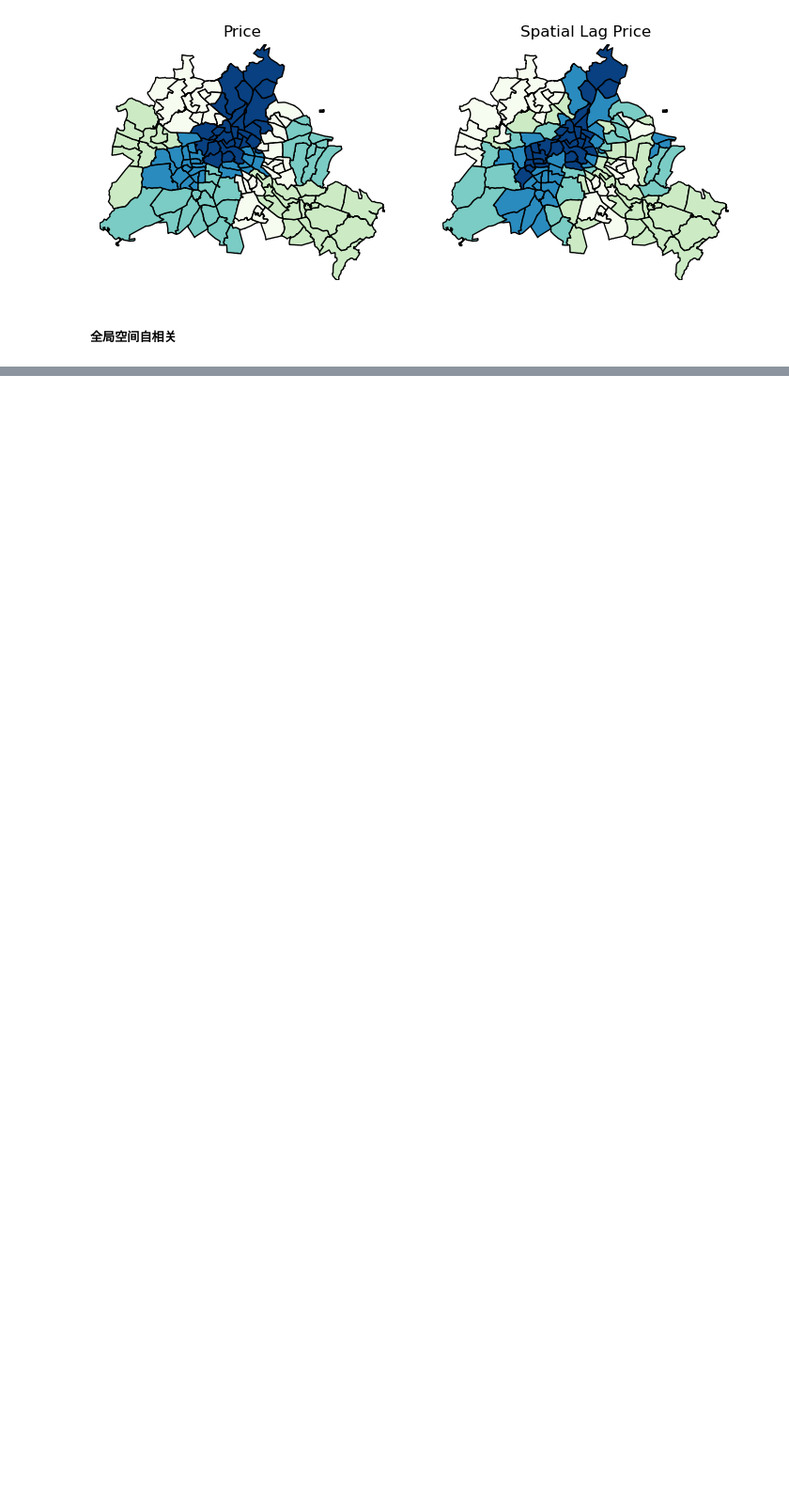
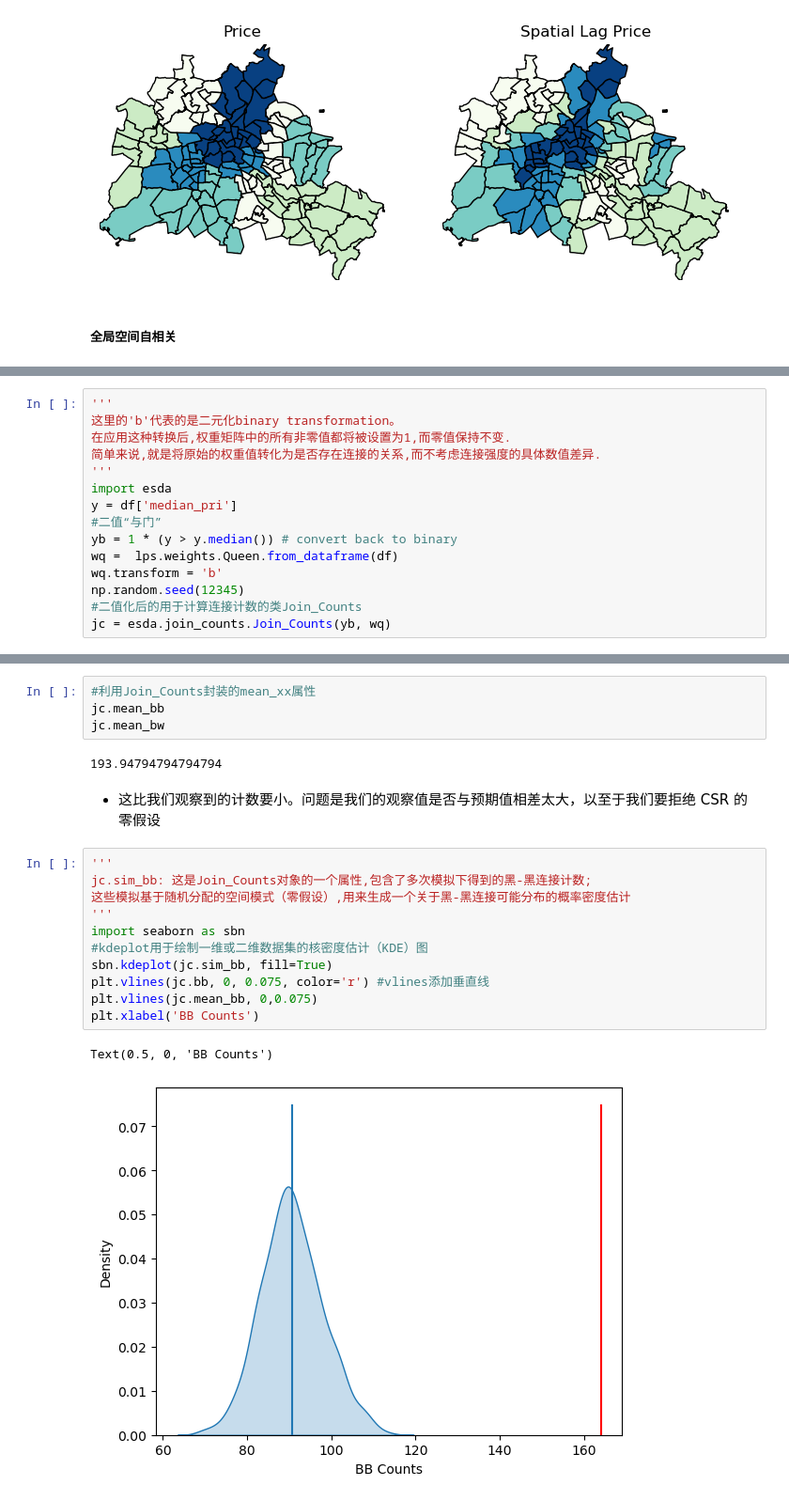
Before and after one commit to guanxinbusuan/GeoProject, a Jupyter notebook: PysalProject/2.ipynb, the cells around one changed output, grey strips where cells are left out. Shown at 94% size. Cells and saved outputs as stored; diff of their text form; blank space fills up the shorter version.

```diff
--- a/PysalProject/2.ipynb
+++ b/PysalProject/2.ipynb
@@ -122,0 +127,15 @@ y.median()
+# %%
+'''
+这里的'b'代表的是二元化binary transformation。
+在应用这种转换后,权重矩阵中的所有非零值都将被设置为1,而零值保持不变.
+简单来说,就是将原始的权重值转化为是否存在连接的关系,而不考虑连接强度的具体数值差异.
+'''
+import esda
+y = df['median_pri']
+#二值“与门”
+yb = 1 * (y > y.median()) # convert back to binary
+wq =  lps.weights.Queen.from_dataframe(df)
+wq.transform = 'b'
+np.random.seed(12345)
+#二值化后的用于计算连接计数的类Join_Counts
+jc = esda.join_counts.Join_Counts(yb, wq)
@@ -122,0 +159,22 @@ y.median()
+# %%
+#利用Join_Counts封装的mean_xx属性
+jc.mean_bb
+jc.mean_bw
+# %% [output]
+193.94794794794794
+# %% [markdown]
+- 这比我们观察到的计数要小。问题是我们的观察值是否与预期值相差太大，以至于我们要拒绝 CSR 的零假设
+# %%
+'''
+jc.sim_bb: 这是Join_Counts对象的一个属性,包含了多次模拟下得到的黑-黑连接计数;
+这些模拟基于随机分配的空间模式（零假设）,用来生成一个关于黑-黑连接可能分布的概率密度估计
+'''
+import seaborn as sbn
+#kdeplot用于绘制一维或二维数据集的核密度估计（KDE）图
+sbn.kdeplot(jc.sim_bb, fill=True)
+plt.vlines(jc.bb, 0, 0.075, color='r') #vlines添加垂直线
+plt.vlines(jc.mean_bb, 0,0.075)
+plt.xlabel('BB Counts')
+# %% [output]
+Text(0.5, 0, 'BB Counts')
+[figure, added]
```
Also changed, not shown: parts of 36 cells of this notebook.
